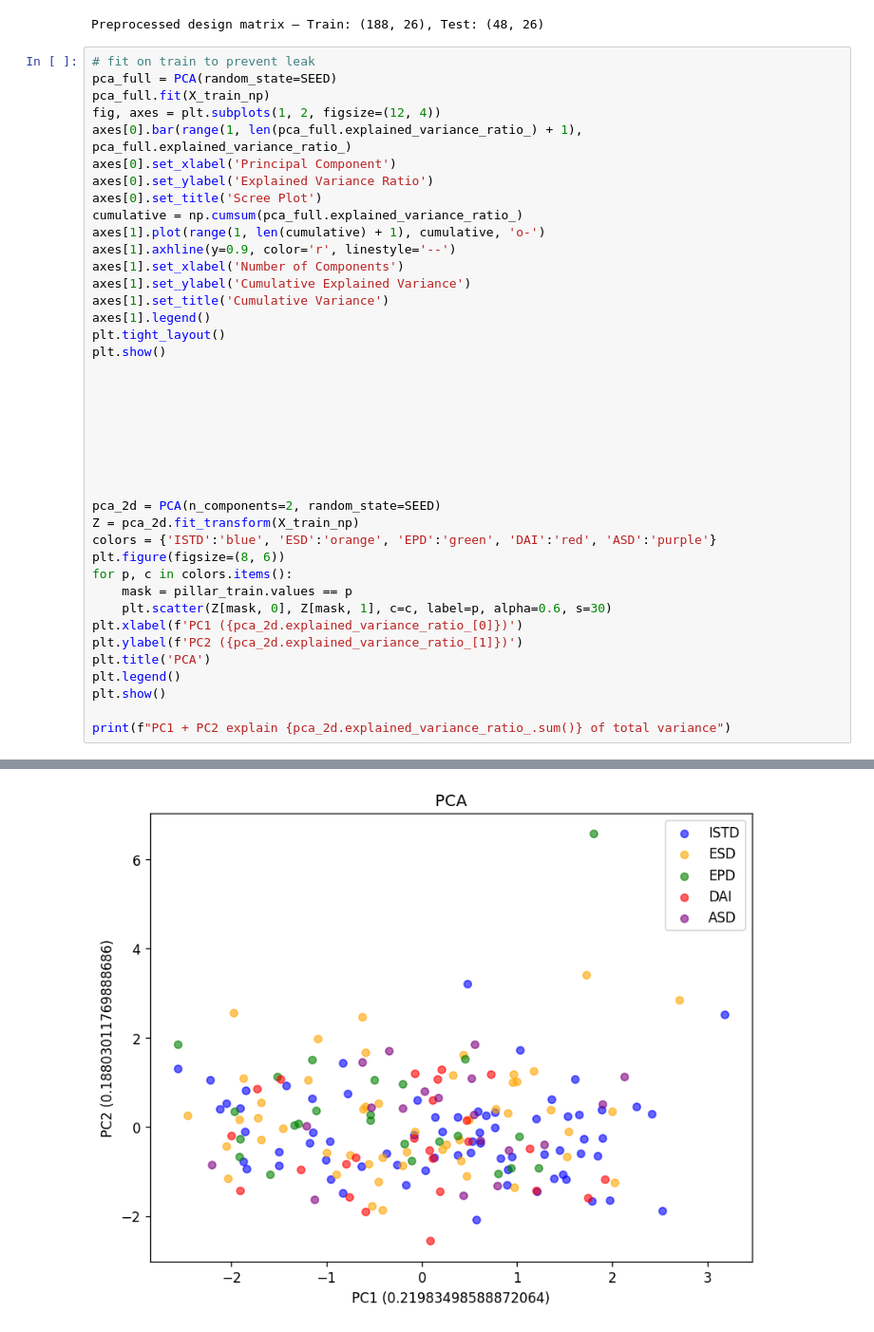
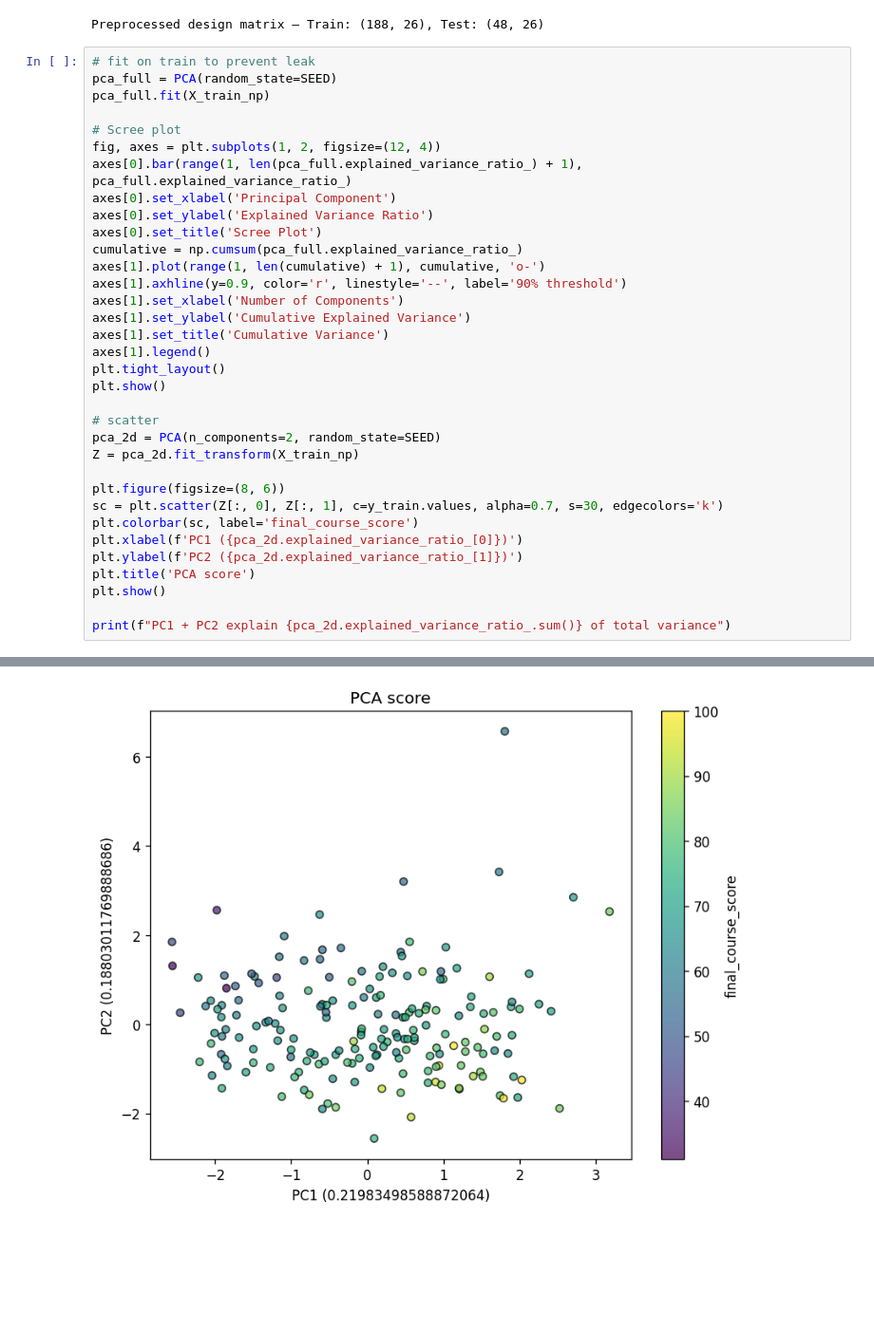
Before and after one commit to Yc1007942/cds_week4, a Jupyter notebook: dimensionality_reduction(task4)/pca.ipynb, the cells around one changed output, grey strips where cells are left out. Shown at 95% size. Cells and saved outputs as stored; diff of their text form; blank space fills up the shorter version.

```diff
--- a/dimensionality_reduction(task4)/pca.ipynb
+++ b/dimensionality_reduction(task4)/pca.ipynb
@@ -51,6 +51,8 @@ Preprocessed design matrix — Train: (188, 26), Test: (48, 26)
 # fit on train to prevent leak
 pca_full = PCA(random_state=SEED)
 pca_full.fit(X_train_np)
+
+# Scree plot
 fig, axes = plt.subplots(1, 2, figsize=(12, 4))
 axes[0].bar(range(1, len(pca_full.explained_variance_ratio_) + 1), pca_full.explained_variance_ratio_)
 axes[0].set_xlabel('Principal Component')
@@ -58,7 +60,7 @@ axes[0].set_ylabel('Explained Variance Ratio')
 axes[0].set_title('Scree Plot')
 cumulative = np.cumsum(pca_full.explained_variance_ratio_)
 axes[1].plot(range(1, len(cumulative) + 1), cumulative, 'o-')
-axes[1].axhline(y=0.9, color='r', linestyle='--')
+axes[1].axhline(y=0.9, color='r', linestyle='--', label='90% threshold')
 axes[1].set_xlabel('Number of Components')
 axes[1].set_ylabel('Cumulative Explained Variance')
 axes[1].set_title('Cumulative Variance')
@@ -66,24 +68,16 @@ axes[1].legend()
 plt.tight_layout()
 plt.show()
 
-
-
-
-
-
-
-
+# scatter
 pca_2d = PCA(n_components=2, random_state=SEED)
 Z = pca_2d.fit_transform(X_train_np)
-colors = {'ISTD':'blue', 'ESD':'orange', 'EPD':'green', 'DAI':'red', 'ASD':'purple'}
+
 plt.figure(figsize=(8, 6))
-for p, c in colors.items():
-    mask = pillar_train.values == p
-    plt.scatter(Z[mask, 0], Z[mask, 1], c=c, label=p, alpha=0.6, s=30)
+sc = plt.scatter(Z[:, 0], Z[:, 1], c=y_train.values, alpha=0.7, s=30, edgecolors='k')
+plt.colorbar(sc, label='final_course_score')
 plt.xlabel(f'PC1 ({pca_2d.explained_variance_ratio_[0]})')
 plt.ylabel(f'PC2 ({pca_2d.explained_variance_ratio_[1]})')
-plt.title('PCA')
-plt.legend()
+plt.title('PCA score')
 plt.show()
 
 print(f"PC1 + PC2 explain {pca_2d.explained_variance_ratio_.sum()} of total variance")
@@ -92,3 +86,3 @@ print(f"PC1 + PC2 explain {pca_2d.explained_variance_ratio_.sum()} of total vari
-[figure, old version]
+[figure, new version]
 PC1 + PC2 explain 0.4078651035876075 of total variance
 # %% [markdown]
```
Also changed, not shown: parts of 2 cells of this notebook.
